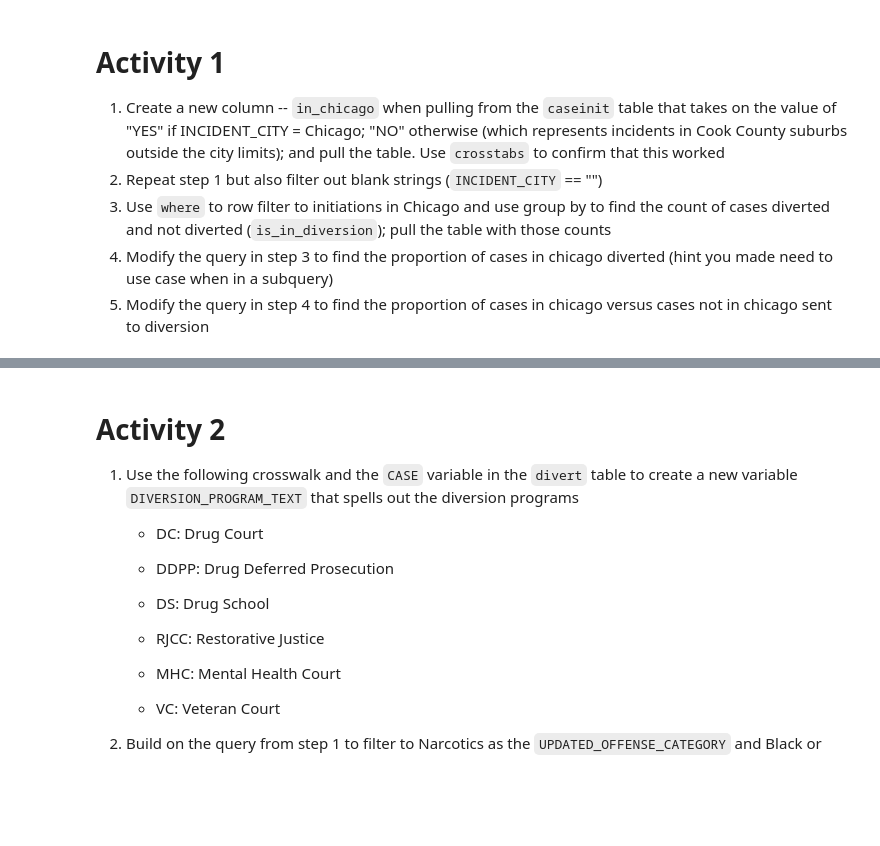
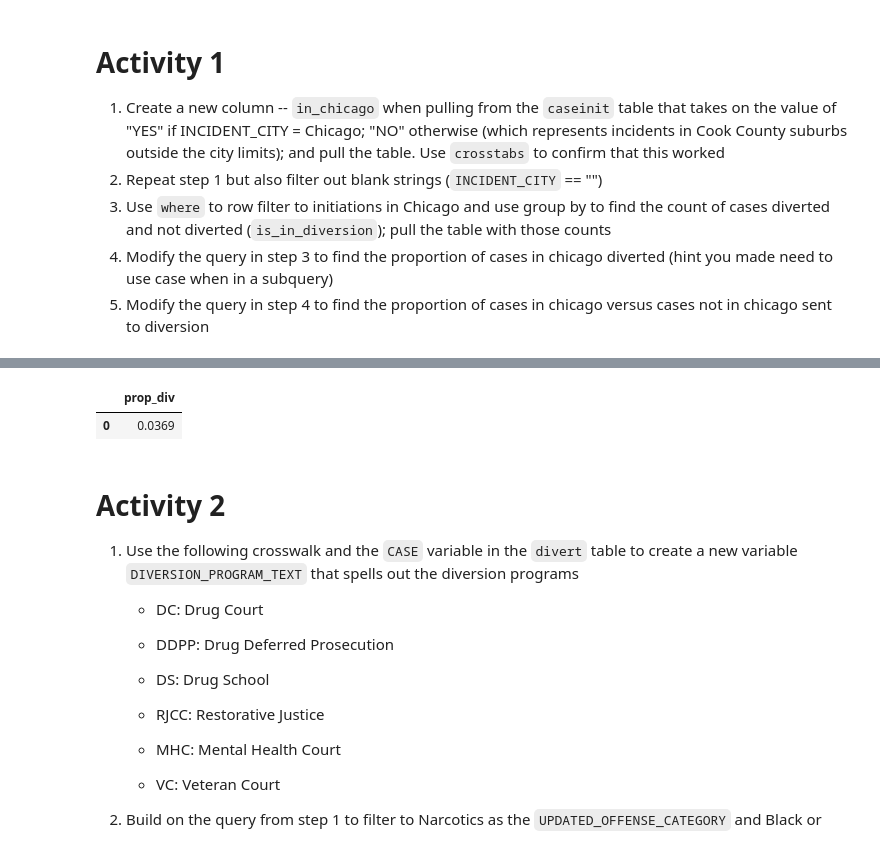
Before and after one commit to herbertfreeze/QSS_Public, a Jupyter notebook: activities/09_SQL_activity_blank.ipynb, the cells around one changed output, grey strips where cells are left out. Cells and saved outputs as stored; diff of their text form; code cells hidden in the pictures; blank space fills up the shorter version.

```diff
--- a/activities/09_SQL_activity_blank.ipynb
+++ b/activities/09_SQL_activity_blank.ipynb
@@ -95,0 +117,20 @@ WHERE INCIDENT_CITY != ''
+# %%
+## step 4
+query_propdiv = """
+SELECT
+    avg(is_div_bool) as prop_div
+FROM  (
+    SELECT
+        *,
+        CASE
+            WHEN is_in_diversion = 'True' THEN 1
+            ELSE 0
+        END is_div_bool
+    FROM caseinit) AS d
+WHERE INCIDENT_CITY = 'Chicago'
+"""
+prop_div = pd.read_sql_query(query_propdiv, cnx)
+prop_div
+# %% [output]
+|  | prop_div |
+| 0 | 0.0369 |
```
Also changed, not shown: parts of 15 cells of this notebook, 4 other files.
